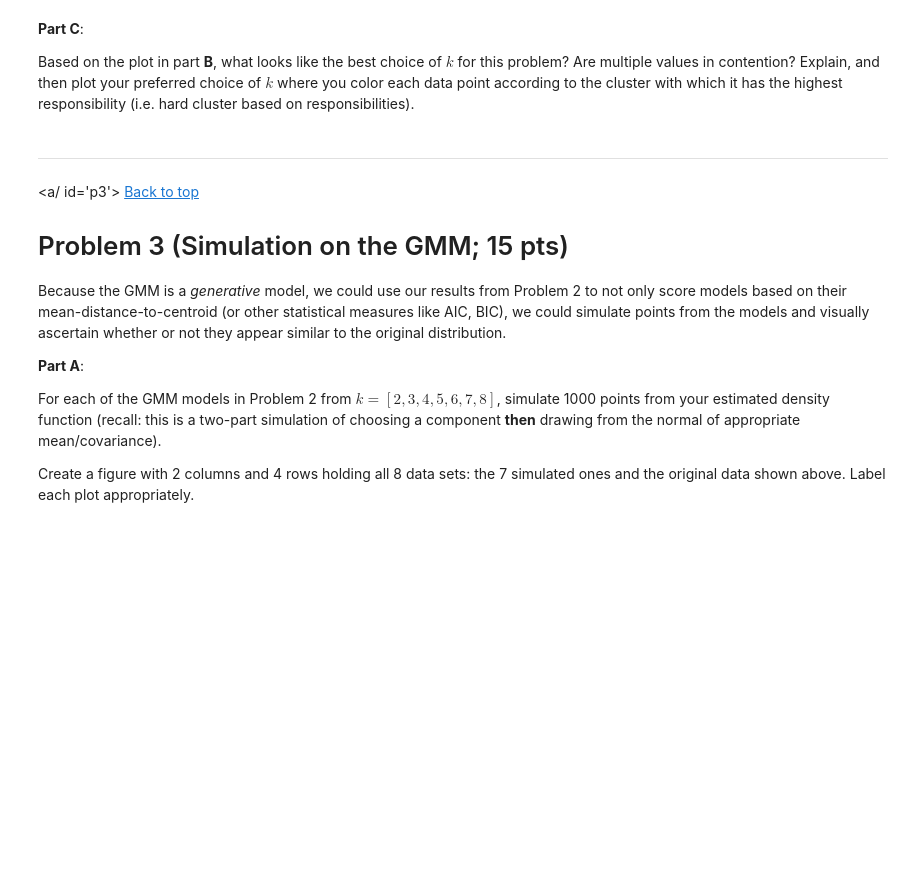
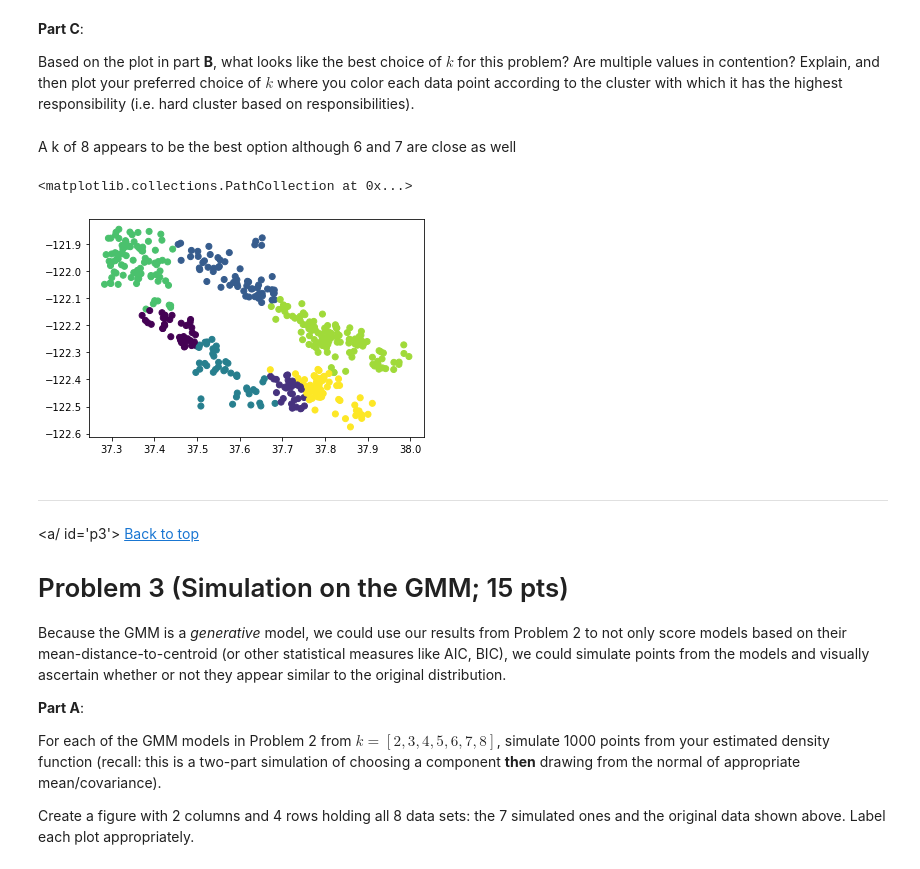
Before and after one commit to cbop20/AdvancedData, a Jupyter notebook: CSCI4022_S22_HW4.ipynb, the cells around one changed output. Drawn from its saved outputs; the diff is of its cells as text; code cells hidden in the pictures; blank space fills up the shorter version.

```diff
--- a/CSCI4022_S22_HW4.ipynb
+++ b/CSCI4022_S22_HW4.ipynb
@@ -157,6 +171,20 @@ plt.plot(np.arange(1,10),mean_dist_elbow)
 **Part C**:
 
 Based on the plot in part **B**, what looks like the best choice of $k$ for this problem?  Are multiple values in contention?  Explain, and then plot your preferred choice of $k$ where you color each data point according to the cluster with which it has the highest responsibility (i.e. hard cluster based on responsibilities).
+# %% [markdown]
+A k of 8 appears to be the best option although 6 and 7 are close as well
+# %%
+cluster = np.empty(450)
+for j in range(len(df)):
+    maxVal = float("-inf")
+    for i in range(8):
+        if p_class_given_dataArr[7][i][j] > maxVal:
+            maxVal = p_class_given_dataArr[7][i][j]
+            cluster[j] = i
+plt.scatter(df["lat"],df["lng"], c=cluster)
+# %% [output]
+<matplotlib.collections.PathCollection at 0x...>
+[figure, added]
 # %% [markdown]
 ***
 <a/ id='p3'></a>
```
Also changed, not shown: parts of 7 cells of this notebook, 2 other files.
